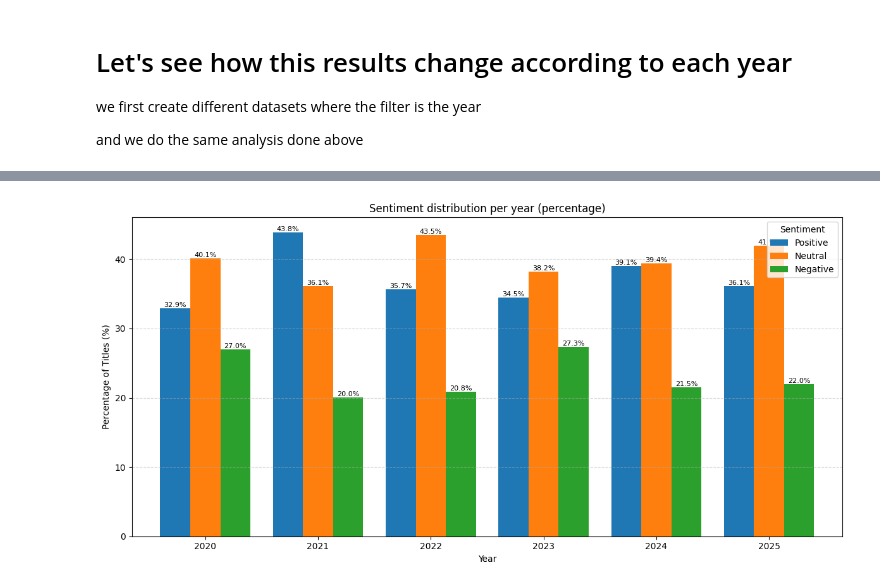
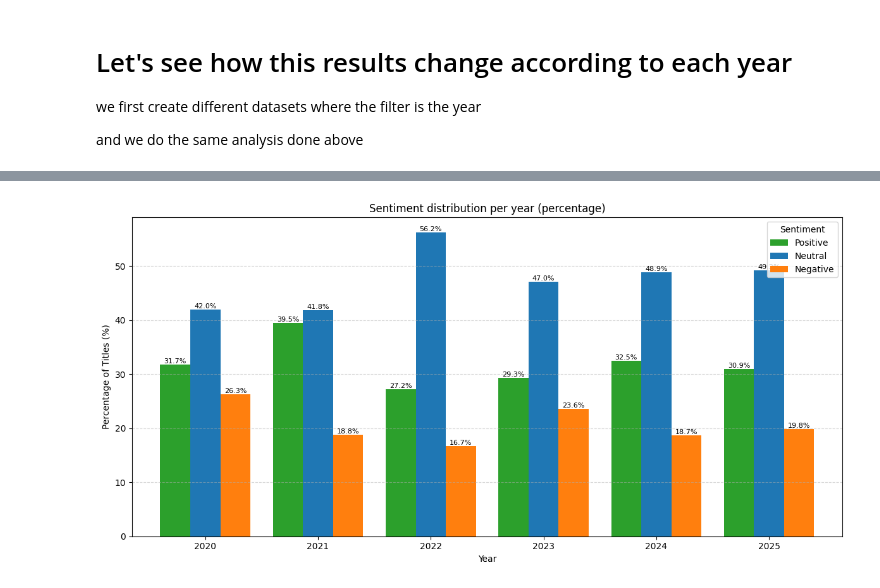
Before and after one commit to amirzon10/AI-Regulation-Discourse-in-News-A-Longitudinal-Study-Post-ChatGPT-2020-2025-, a Jupyter notebook: NER_and_sentiment_analysis/sentiment_analysis.ipynb, the cells around one changed output, grey strips where cells are left out. Saved outputs shown, nothing was run; the diff lists cells and outputs as text; code cells hidden in the pictures.

```diff
--- a/NER_and_sentiment_analysis/sentiment_analysis.ipynb
+++ b/NER_and_sentiment_analysis/sentiment_analysis.ipynb
@@ -20,6 +20,6 @@ import seaborn as sns
 # %%
 
 # --- Sample Newspaper Titles Data ---
-media_cloud = pd.read_csv("data/mediacloud-2020-2025-dataset.csv")
+media_cloud = pd.read_csv("../data/mediacloud-PO-translation.csv")
 media_cloud.head()
 # %% [output]
@@ -32,6 +32,3 @@ media_cloud.head()
-# %%
-#since the dataset has not been tranlated we will filter for only english titles
-media_cloud = media_cloud[media_cloud['language'] == 'en']
 # %%
 #let's conduct a sanity check on the data
 print(media_cloud["language"].value_counts())
@@ -345,31 +356,31 @@ Name: Positive, dtype: float64
 # %%
 import numpy as np
 
 # ensure desired sentiment order
 sentiments_order = ['Positive', 'Neutral', 'Negative']
 
 # compute counts per year x sentiment and convert to percentages per year
 counts = media_cloud.groupby(['year', 'Sentiment_VADER']).size().unstack(fill_value=0)
 counts = counts.reindex(columns=sentiments_order, fill_value=0)  # enforce column order
 counts_pct = counts.div(counts.sum(axis=1), axis=0) * 100  # percent per year
 
 # plot grouped bars (each year has three bars: Positive, Neutral, Negative)
-ax = counts_pct.plot(kind='bar', figsize=(12, 6), width=0.8, color=['#1f77b4', '#ff7f0e', '#2ca02c'] )
+ax = counts_pct.plot(kind='bar', figsize=(12, 6), width=0.8, color=[ '#2ca02c', '#1f77b4' , '#ff7f0e'] )
 ax.set_ylabel('Percentage of Titles (%)')
 ax.set_xlabel('Year')
 ax.set_title('Sentiment distribution per year (percentage)')
 ax.legend(title='Sentiment', loc='upper right')
 ax.grid(axis='y', linestyle='--', alpha=0.5)
 plt.xticks(rotation=0)
 
 # annotate bars with percentage values
 for p in ax.patches:
     height = p.get_height()
     if height > 0:
         ax.annotate(f'{height:.1f}%', (p.get_x() + p.get_width() / 2, height),
                     ha='center', va='bottom', fontsize=8, rotation=0)
 
 plt.tight_layout()
 plt.show()
 # %% [output]
-[figure, old version]
+[figure, new version]
```
Also changed, not shown: parts of 11 cells of this notebook.
